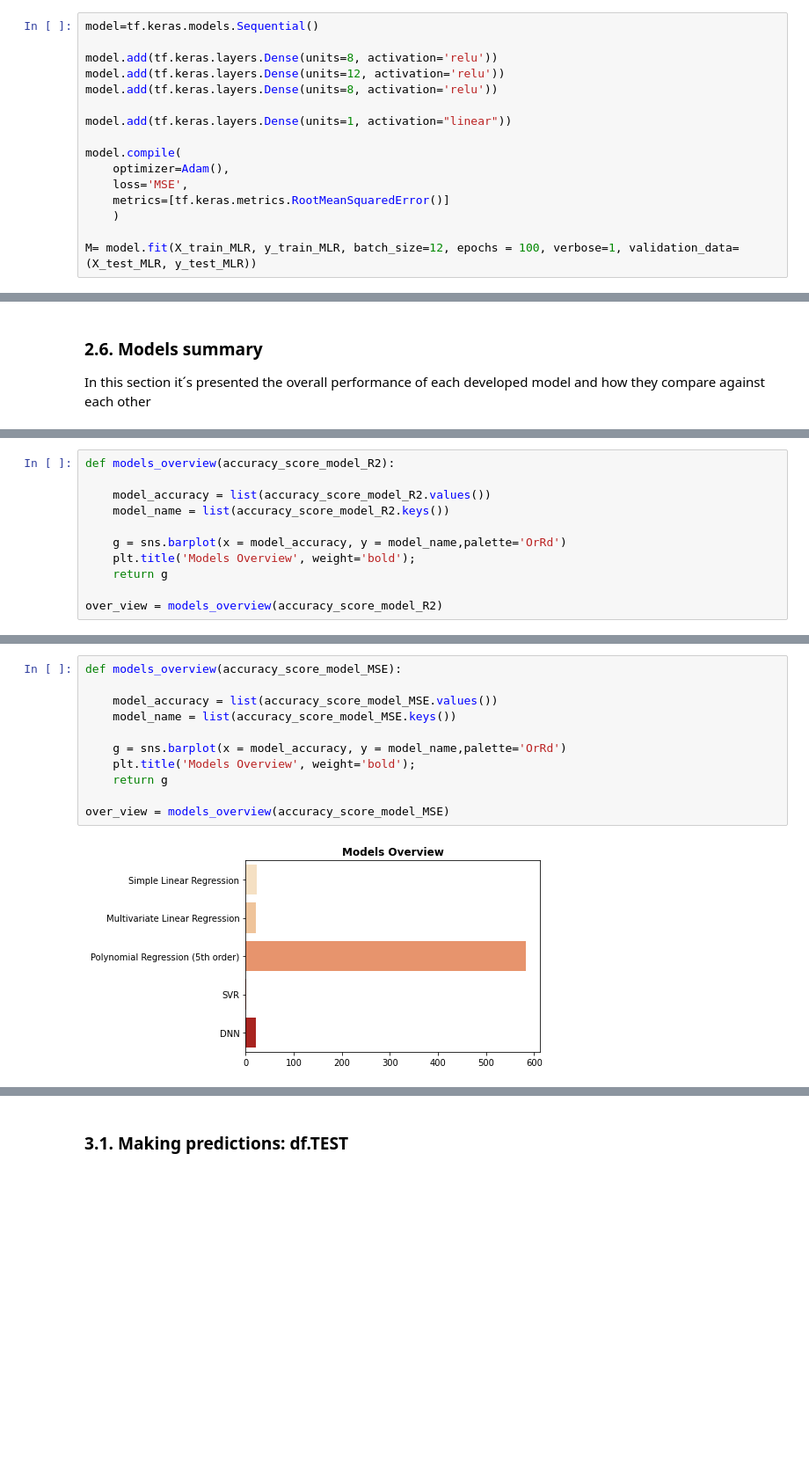
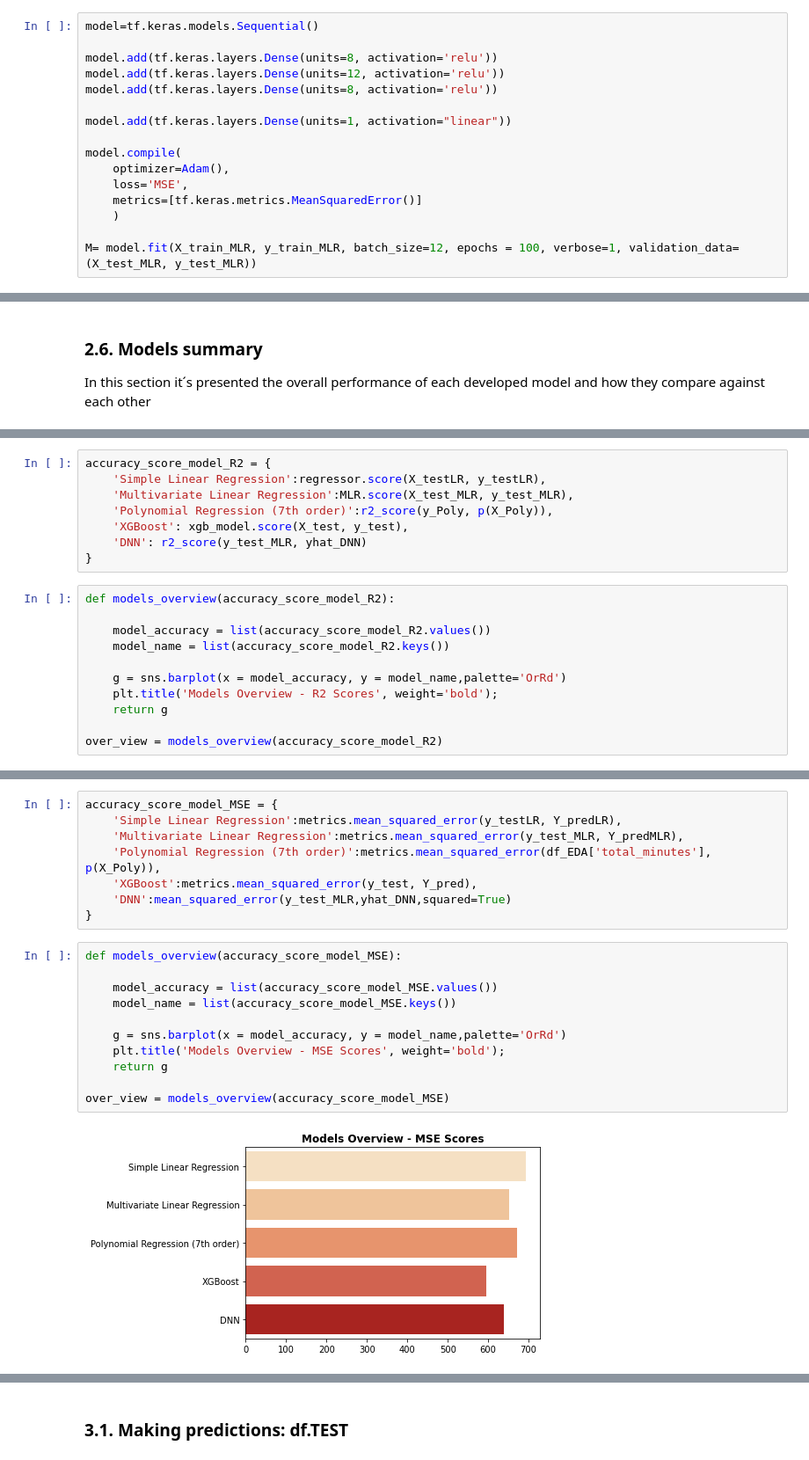
Before and after one commit to tiagottmoraes/CS-s-Data-Science-Example, a Jupyter notebook: 3. ML Model - Data Science Test.ipynb, the cells around one changed output, grey strips where cells are left out. Shown at 88% size. Cells and saved outputs as stored; diff of their text form; blank space fills up the shorter version.

```diff
--- a/3. ML Model - Data Science Test.ipynb
+++ b/3. ML Model - Data Science Test.ipynb
@@ -382,7 +333,7 @@ model.add(tf.keras.layers.Dense(units=1, activation="linear"))
 model.compile(
     optimizer=Adam(),
     loss='MSE',
-    metrics=[tf.keras.metrics.RootMeanSquaredError()]
+    metrics=[tf.keras.metrics.MeanSquaredError()]
     )
 
 M= model.fit(X_train_MLR, y_train_MLR, batch_size=12, epochs = 100, verbose=1, validation_data=(X_test_MLR, y_test_MLR))
@@ -442,3 +385,11 @@ accuracy_score_model_R2 = {
+# %%
+accuracy_score_model_R2 = {
+    'Simple Linear Regression':regressor.score(X_testLR, y_testLR),
+    'Multivariate Linear Regression':MLR.score(X_test_MLR, y_test_MLR),
+    'Polynomial Regression (7th order)':r2_score(y_Poly, p(X_Poly)),
+    'XGBoost': xgb_model.score(X_test, y_test),
+    'DNN': r2_score(y_test_MLR, yhat_DNN)
+}
 # %%
 def models_overview(accuracy_score_model_R2):
 
@@ -446,7 +397,7 @@ def models_overview(accuracy_score_model_R2):
     model_name = list(accuracy_score_model_R2.keys())
 
     g = sns.barplot(x = model_accuracy, y = model_name,palette='OrRd')
-    plt.title('Models Overview', weight='bold');
+    plt.title('Models Overview - R2 Scores', weight='bold');
     return g
 
 over_view = models_overview(accuracy_score_model_R2)
@@ -463,16 +406,24 @@ accuracy_score_model_MSE = {
+# %%
+accuracy_score_model_MSE = {
+    'Simple Linear Regression':metrics.mean_squared_error(y_testLR, Y_predLR),
+    'Multivariate Linear Regression':metrics.mean_squared_error(y_test_MLR, Y_predMLR),
+    'Polynomial Regression (7th order)':metrics.mean_squared_error(df_EDA['total_minutes'], p(X_Poly)),
+    'XGBoost':metrics.mean_squared_error(y_test, Y_pred),
+    'DNN':mean_squared_error(y_test_MLR,yhat_DNN,squared=True)
+}
 # %%
 def models_overview(accuracy_score_model_MSE):
 
     model_accuracy = list(accuracy_score_model_MSE.values())
     model_name = list(accuracy_score_model_MSE.keys())
 
     g = sns.barplot(x = model_accuracy, y = model_name,palette='OrRd')
-    plt.title('Models Overview', weight='bold');
+    plt.title('Models Overview - MSE Scores', weight='bold');
     return g
 
 over_view = models_overview(accuracy_score_model_MSE)
 # %% [output]
-[figure, old version]
+[figure, new version]
 # %% [markdown]
 ## 3. Model serving
 
```
Also changed, not shown: parts of 30 cells of this notebook.
